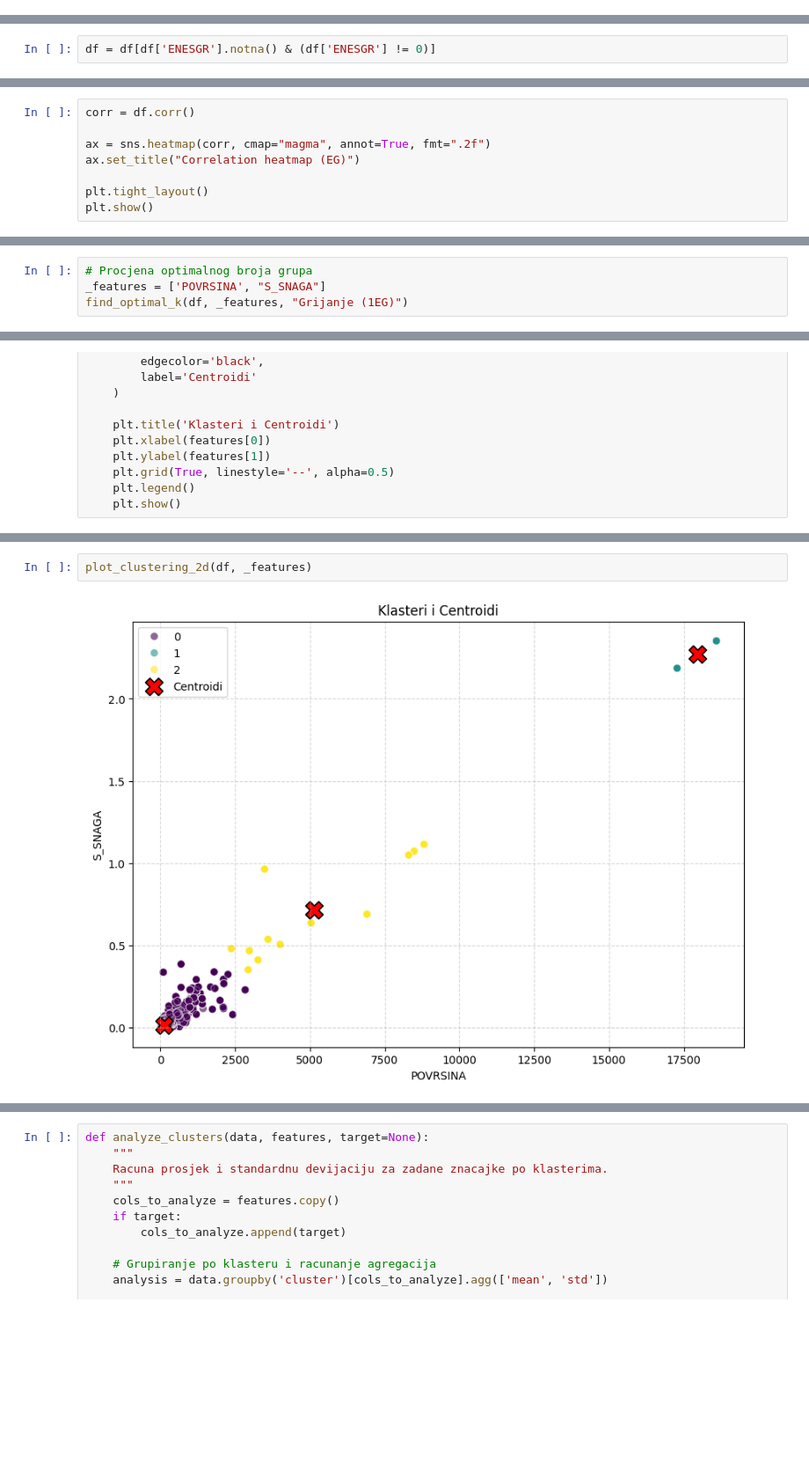
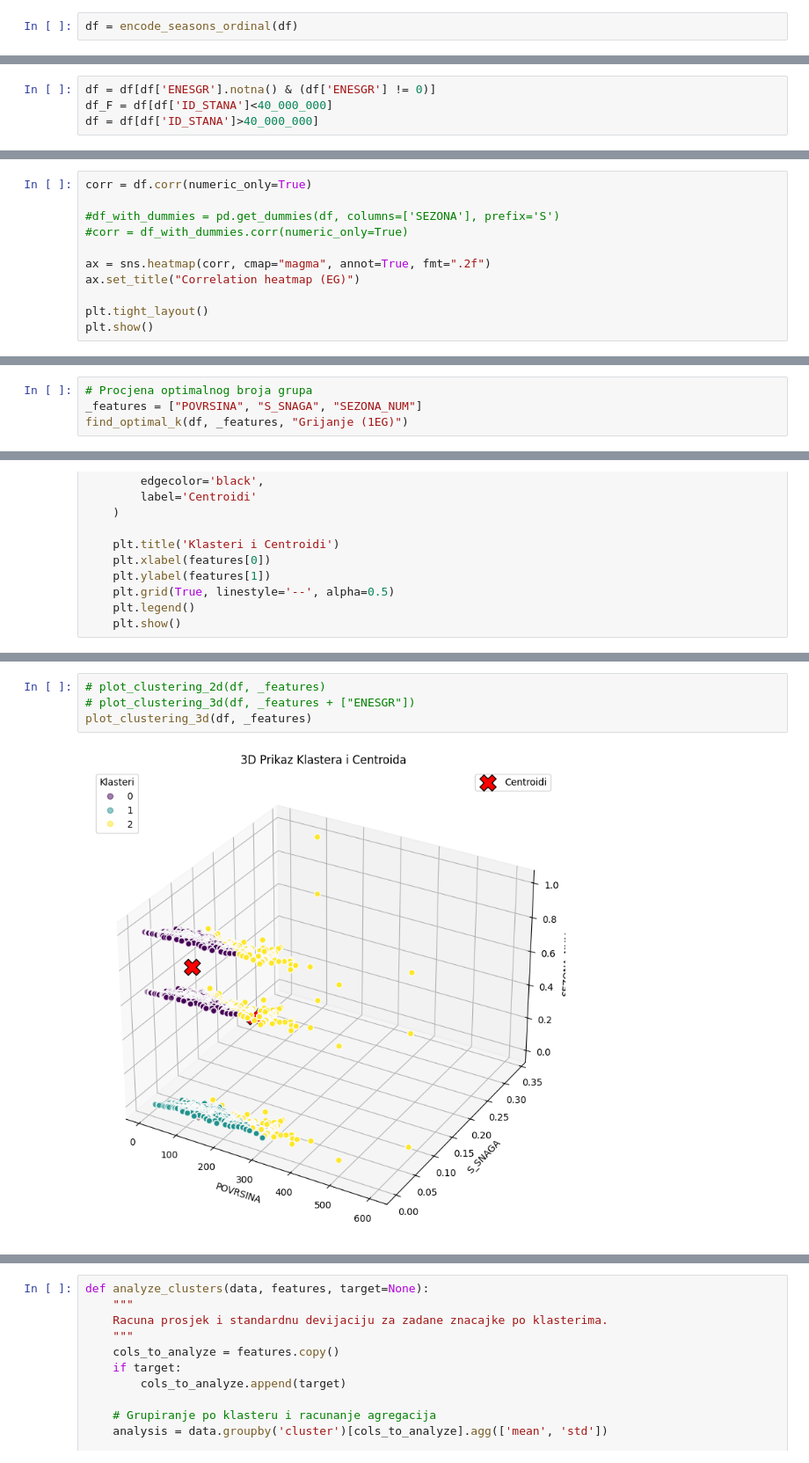
Before and after one commit to IvanDzanija/AnomalyDetection, a Jupyter notebook: notebooks/1EG.ipynb, the cells around one changed output, grey strips where cells are left out. Shown at 88% size. Cells and saved outputs as stored; diff of their text form; blank space fills up the shorter version.

```diff
--- a/notebooks/1EG.ipynb
+++ b/notebooks/1EG.ipynb
@@ -40 +90,3 @@ memory usage: 45.4 MB
+# %%
+df = encode_seasons_ordinal(df)
 # %% [markdown]
@@ -42,5 +94,7 @@ Ako je ENESGR jednako nula ili null to izbacujemo iz skupa
 # %%
 df = df[df['ENESGR'].notna() & (df['ENESGR'] != 0)]
+df_F = df[df['ID_STANA']<40_000_000]
+df = df[df['ID_STANA']>40_000_000]
 # %%
 df.info()
 # %% [output]
@@ -98,7 +170,10 @@ memory usage: 15.5 MB
 # %% [markdown]
 ### Provjera korelacija
 # %%
-corr = df.corr()
+corr = df.corr(numeric_only=True)
+
+#df_with_dummies = pd.get_dummies(df, columns=['SEZONA'], prefix='S')
+#corr = df_with_dummies.corr(numeric_only=True)
 
 ax = sns.heatmap(corr, cmap="magma", annot=True, fmt=".2f")
 ax.set_title("Correlation heatmap (EG)")
@@ -198,6 +277,6 @@ def find_optimal_k(data, features, title):
     plt.show()
 # %%
 # Procjena optimalnog broja grupa
-_features = ['POVRSINA', "S_SNAGA"]
+_features = ["POVRSINA", "S_SNAGA", "SEZONA_NUM"]
 find_optimal_k(df, _features, "Grijanje (1EG)")
 # %% [output]
@@ -279,6 +413,8 @@ def plot_clustering_2d(data, features):
 # %%
-plot_clustering_2d(df, _features)
+# plot_clustering_2d(df, _features)
+# plot_clustering_3d(df, _features + ["ENESGR"])
+plot_clustering_3d(df, _features)
 # %% [output]
-[figure, old version]
+[figure, new version]
 # %% [markdown]
 Ovdje vidimo problem da puno stanova ima vrijednost povrsine 0 (vjerojatno nije nikad mjerena jer ne ulazi u izracun).
```
Also changed, not shown: parts of 38 cells of this notebook.
